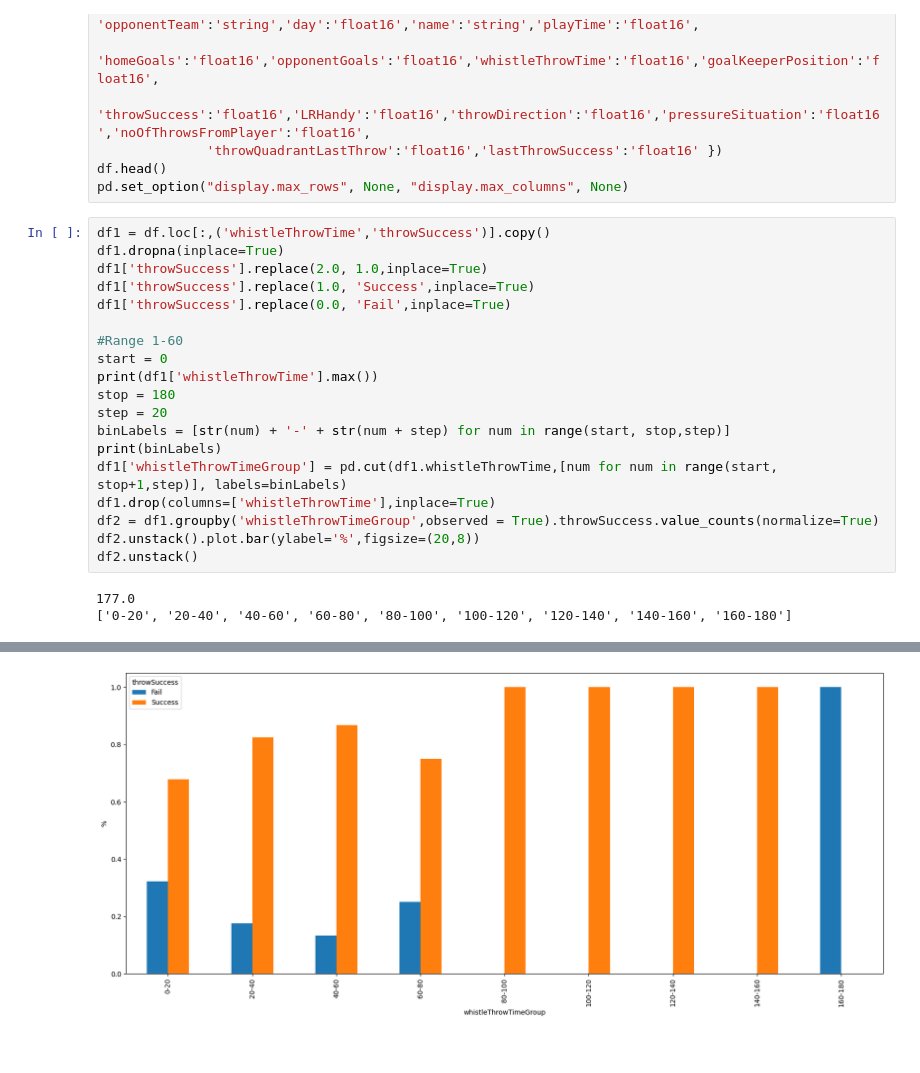
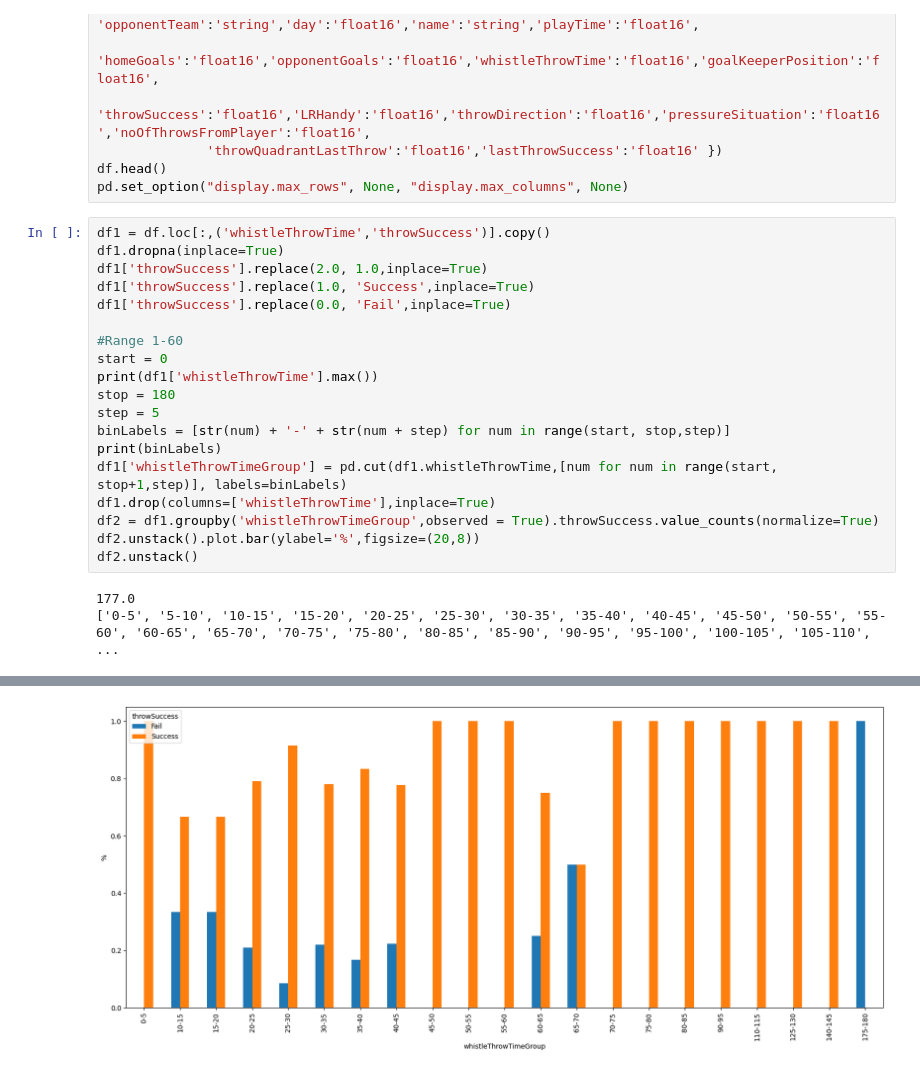
Before and after one commit to nayansavaliya/handball-data-science, a Jupyter notebook: src/Analysis2/league3WhistleTimeThrowSuccess.ipynb, the cells around one changed output, grey strips where cells are left out. Cells and saved outputs as stored; diff of their text form.

```diff
--- a/src/Analysis2/league3WhistleTimeThrowSuccess.ipynb
+++ b/src/Analysis2/league3WhistleTimeThrowSuccess.ipynb
@@ -58,7 +58,7 @@ df1['throwSuccess'].replace(0.0, 'Fail',inplace=True)
 start = 0
 print(df1['whistleThrowTime'].max())
 stop = 180
-step = 20
+step = 5
 binLabels = [str(num) + '-' + str(num + step) for num in range(start, stop,step)]
 print(binLabels)
 df1['whistleThrowTimeGroup'] = pd.cut(df1.whistleThrowTime,[num for num in range(start, stop+1,step)], labels=binLabels)
@@ -68,6 +68,6 @@ df2.unstack().plot.bar(ylabel='%',figsize=(20,8))
 df2.unstack()
 # %% [output]
 177.0
-['0-20', '20-40', '40-60', '60-80', '80-100', '100-120', '120-140', '140-160', '160-180']
+['0-5', '5-10', '10-15', '15-20', '20-25', '25-30', '30-35', '35-40', '40-45', '45-50', '50-55', '55-60', '60-65', '65-70', '70-75', '75-80', '80-85', '85-90', '90-95', '95-100', '100-105', '105-110', ...
 | throwSuccess | Fail | Success |
 | whistleThrowTimeGroup |  |  |
@@ -83,2 +90,2 @@ df2.unstack()
-[figure, old version]
+[figure, new version]
 # %%
```
Also changed, not shown: parts of 2 cells of this notebook, 3 other files.
